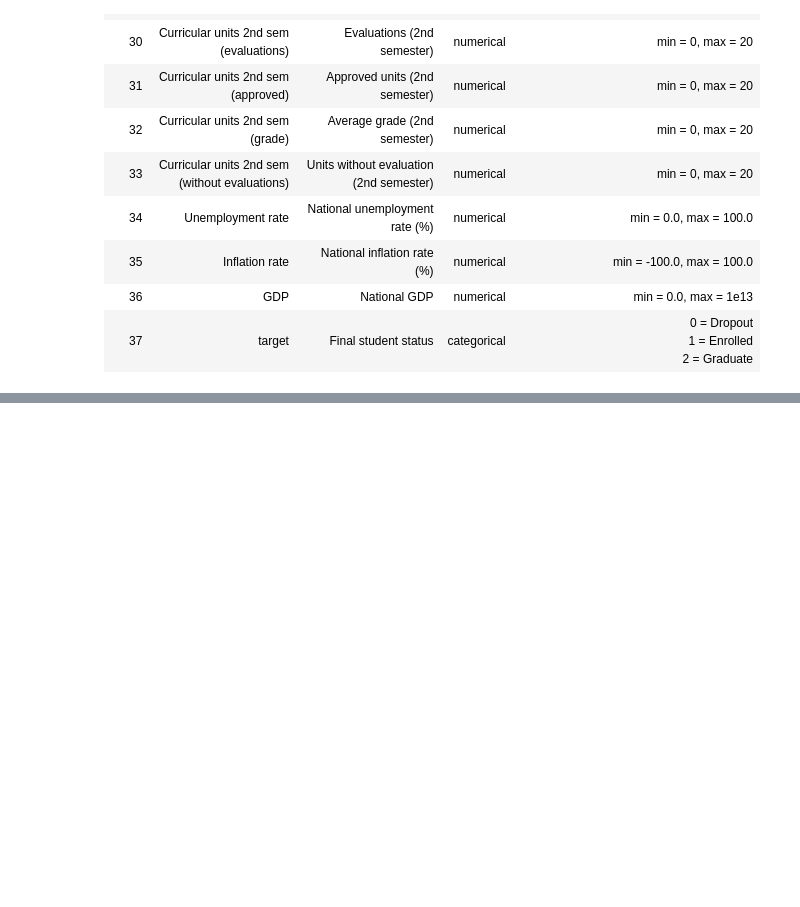
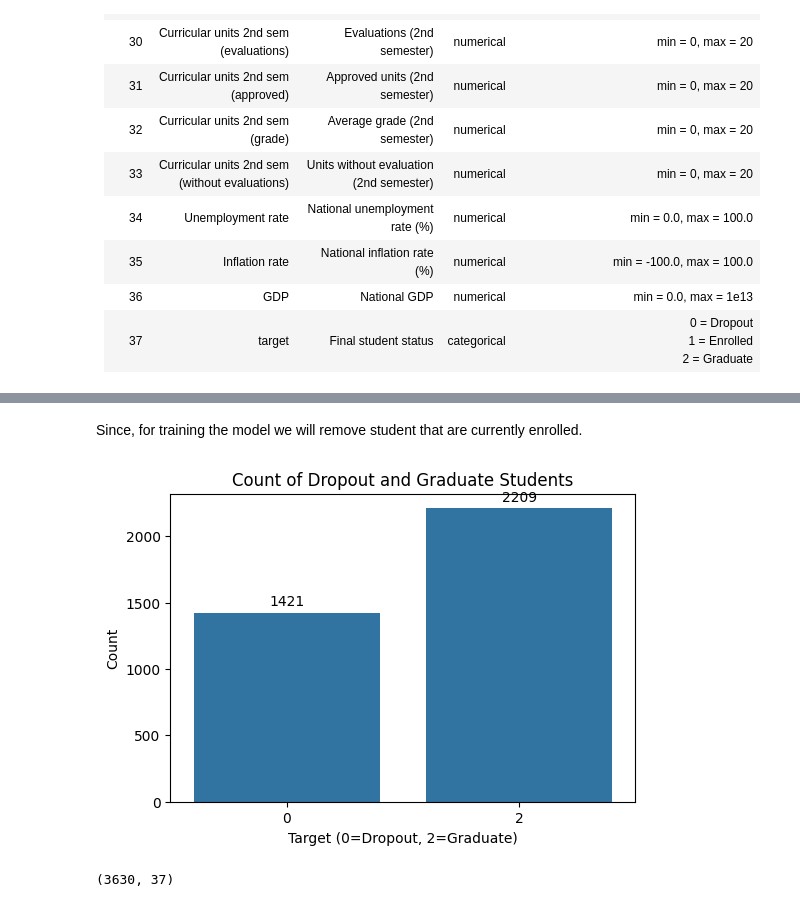
Before and after one commit to jmr-enola/AIM-AI-ML-Capstone-Project, a Jupyter notebook: files/main.ipynb, the cells around one changed output, grey strips where cells are left out. Drawn from its saved outputs; the diff is of its cells as text; code cells hidden in the pictures; blank space fills up the shorter version.

```diff
--- a/files/main.ipynb
+++ b/files/main.ipynb
@@ -477,0 +523,27 @@ Feature names match dataset columns (same order).
+# %% [markdown]
+Since, for training the model we will remove student that are currently enrolled.
+# %%
+#Separate the enrolled students from dropouts and graduates
+enrolled_data = data[data['target'] == 1]
+dropout_graduate_data = data[data['target'] != 1]
+
+import seaborn as sns
+import matplotlib.pyplot as plt
+
+plt.figure(figsize=(6,4))
+ax = sns.countplot(x='target', data=dropout_graduate_data)
+plt.title('Count of Dropout and Graduate Students')
+plt.xlabel('Target (0=Dropout, 2=Graduate)')
+plt.ylabel('Count')
+
+for p in ax.patches:
+    height = p.get_height()
+    ax.annotate(f'{int(height)}', (p.get_x() + p.get_width() / 2, height),
+                ha='center', va='bottom', fontsize=10, xytext=(0, 3), textcoords='offset points')
+
+plt.show()
+
+dropout_graduate_data.shape
+# %% [output]
+[figure, added]
+(3630, 37)
```
Also changed, not shown: parts of 20 cells of this notebook.
